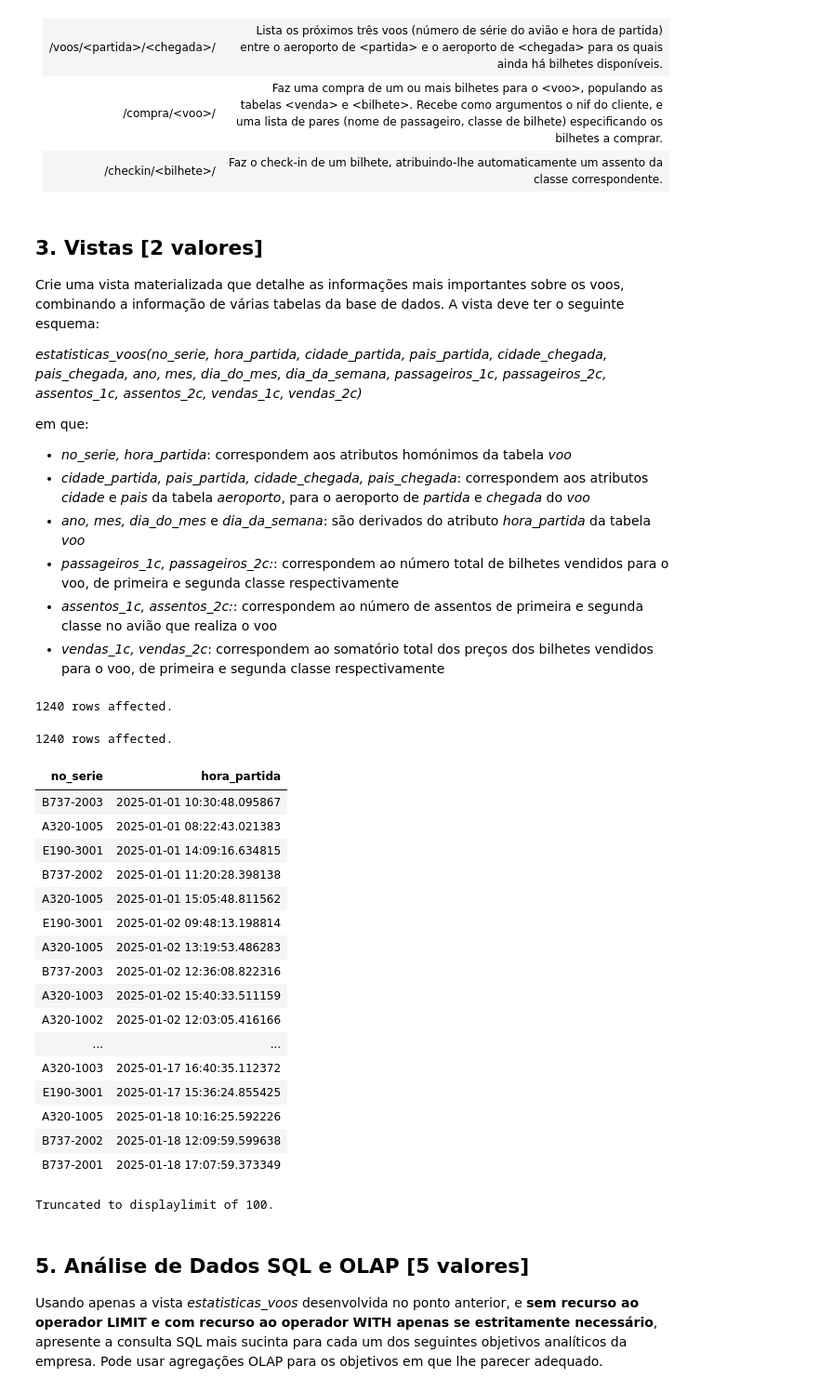
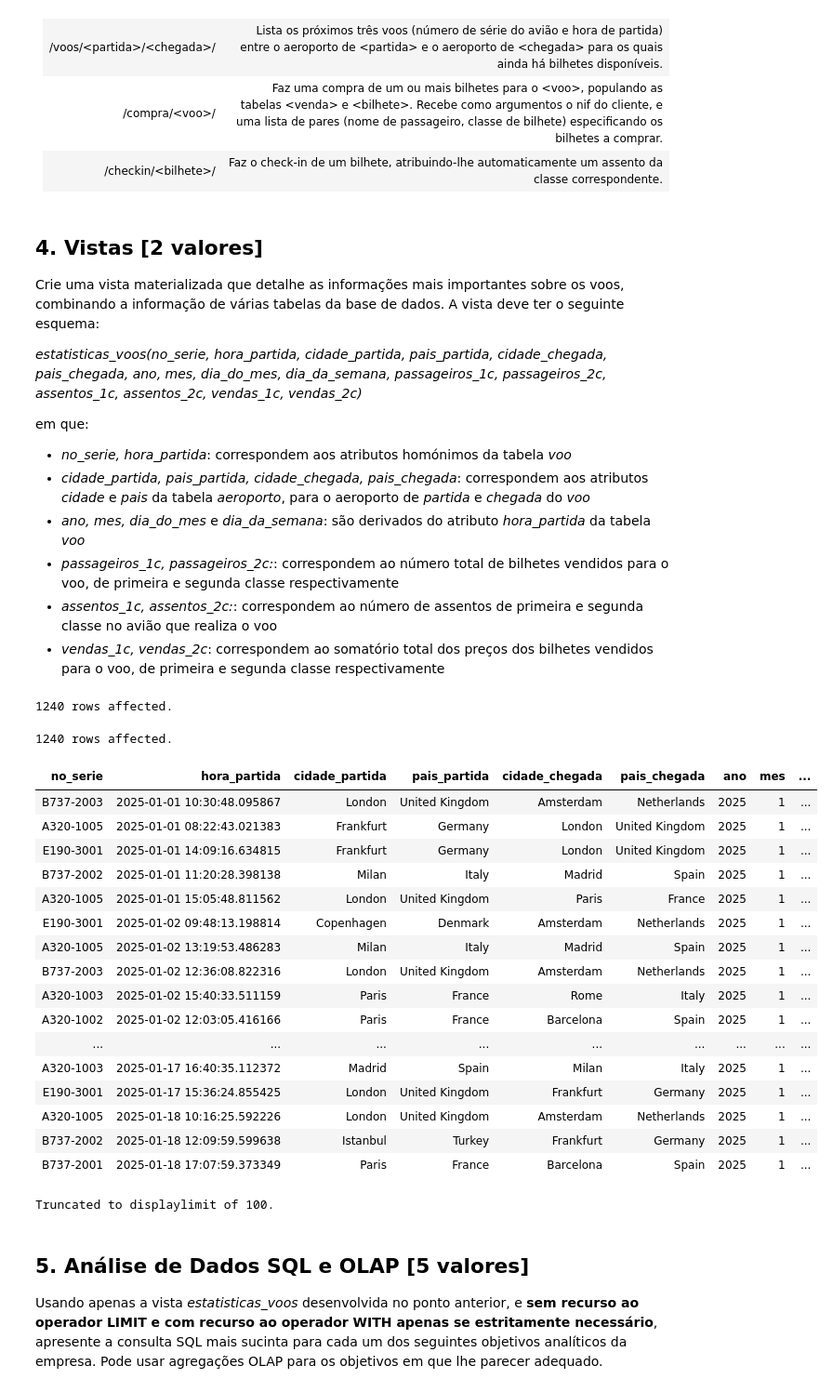
Before and after one commit to R-Camacho/airport-DB, a Jupyter notebook: data/E2-report.ipynb, the cells around one changed output. Shown at 93% size. Cells and saved outputs as stored; diff of their text form; code cells hidden in the pictures.

Commit message:
Add view estatisticas_voos

```diff
--- a/data/E2-report.ipynb
+++ b/data/E2-report.ipynb
@@ -265,7 +265,7 @@ Crie um protótipo de RESTful web service para gestão de consultas por acesso p
 |/compra/\<voo>/|Faz uma compra de um ou mais bilhetes para o \<voo>, populando as tabelas \<venda> e \<bilhete>. Recebe como argumentos o nif do cliente, e uma lista de pares (nome de passageiro, classe de bilhete) especificando os bilhetes a comprar.|
 |/checkin/\<bilhete>/|Faz o check-in de um bilhete, atribuindo-lhe automaticamente um assento da classe correspondente.|
 # %% [markdown]
-## 3. Vistas [2 valores]
+## 4. Vistas [2 valores]
 
 Crie uma vista materializada que detalhe as informações mais importantes sobre os voos, combinando a informação de várias tabelas da base de dados. A vista deve ter o seguinte esquema:
 
@@ -281,32 +281,55 @@ em que:
 # %%
 %%sql
 
 DROP MATERIALIZED VIEW IF EXISTS estatisticas_voos;
 
 CREATE MATERIALIZED VIEW estatisticas_voos AS
-SELECT no_serie, hora_partida FROM voo;
+SELECT
+    v.no_serie, v.hora_partida,
+    ap.cidade AS cidade_partida, ap.pais AS pais_partida,
+    ac.cidade AS cidade_chegada, ac.pais AS pais_chegada,
+    EXTRACT(YEAR FROM hora_partida) AS ano,
+    EXTRACT(MONTH FROM hora_partida) AS mes,
+    EXTRACT(DAY FROM hora_partida) AS dia_do_mes,
+    TO_CHAR(hora_partida, 'FMDay') AS dia_da_semana,
+    (SELECT COUNT(*) FROM bilhete bi
+     WHERE bi.no_serie = v.no_serie AND bi.prim_classe) AS passageiros_1c,
+    (SELECT COUNT(*) FROM bilhete bi
+     WHERE bi.no_serie = v.no_serie AND NOT bi.prim_classe) AS passageiros_2c,
+    (SELECT COUNT(*) FROM assento ass
+     WHERE ass.no_serie = v.no_serie AND ass.prim_classe) AS assentos_1c,
+    (SELECT COUNT(*) FROM assento ass
+     WHERE ass.no_serie = v.no_serie AND NOT ass.prim_classe) AS assentos_2c,
+    (SELECT SUM(bi.preco) FROM bilhete bi
+     WHERE bi.no_serie = v.no_serie AND bi.prim_classe) AS vendas_1c,
+    (SELECT SUM(bi.preco) FROM bilhete bi
+     WHERE bi.no_serie = v.no_serie AND NOT bi.prim_classe) AS vendas_2c
+FROM voo v
+    JOIN aeroporto ap ON (v.partida = ap.codigo)
+    JOIN aeroporto ac ON (v.chegada = ac.codigo)
+    JOIN aviao av using (no_serie);
 
-SELECT * FROM estatisticas_voos;
+SELECT * FROM estatisticas_voos
 # %% [output]
 1240 rows affected.
 1240 rows affected.
-| no_serie | hora_partida |
-| B737-2003 | 2025-01-01 10:30:48.095867 |
-| A320-1005 | 2025-01-01 08:22:43.021383 |
-| E190-3001 | 2025-01-01 14:09:16.634815 |
-| B737-2002 | 2025-01-01 11:20:28.398138 |
-| A320-1005 | 2025-01-01 15:05:48.811562 |
-| E190-3001 | 2025-01-02 09:48:13.198814 |
-| A320-1005 | 2025-01-02 13:19:53.486283 |
-| B737-2003 | 2025-01-02 12:36:08.822316 |
-| A320-1003 | 2025-01-02 15:40:33.511159 |
-| A320-1002 | 2025-01-02 12:03:05.416166 |
-| ... | ... |
-| A320-1003 | 2025-01-17 16:40:35.112372 |
-| E190-3001 | 2025-01-17 15:36:24.855425 |
-| A320-1005 | 2025-01-18 10:16:25.592226 |
-| B737-2002 | 2025-01-18 12:09:59.599638 |
-| B737-2001 | 2025-01-18 17:07:59.373349 |
+| no_serie | hora_partida | cidade_partida | pais_partida | cidade_chegada | pais_chegada | ano | mes | ... |
+| B737-2003 | 2025-01-01 10:30:48.095867 | London | United Kingdom | Amsterdam | Netherlands | 2025 | 1 | ... |
+| A320-1005 | 2025-01-01 08:22:43.021383 | Frankfurt | Germany | London | United Kingdom | 2025 | 1 | ... |
+| E190-3001 | 2025-01-01 14:09:16.634815 | Frankfurt | Germany | London | United Kingdom | 2025 | 1 | ... |
+| B737-2002 | 2025-01-01 11:20:28.398138 | Milan | Italy | Madrid | Spain | 2025 | 1 | ... |
+| A320-1005 | 2025-01-01 15:05:48.811562 | London | United Kingdom | Paris | France | 2025 | 1 | ... |
+| E190-3001 | 2025-01-02 09:48:13.198814 | Copenhagen | Denmark | Amsterdam | Netherlands | 2025 | 1 | ... |
+| A320-1005 | 2025-01-02 13:19:53.486283 | Milan | Italy | Madrid | Spain | 2025 | 1 | ... |
+| B737-2003 | 2025-01-02 12:36:08.822316 | London | United Kingdom | Amsterdam | Netherlands | 2025 | 1 | ... |
+| A320-1003 | 2025-01-02 15:40:33.511159 | Paris | France | Rome | Italy | 2025 | 1 | ... |
+| A320-1002 | 2025-01-02 12:03:05.416166 | Paris | France | Barcelona | Spain | 2025 | 1 | ... |
+| ... | ... | ... | ... | ... | ... | ... | ... | ... |
+| A320-1003 | 2025-01-17 16:40:35.112372 | Madrid | Spain | Milan | Italy | 2025 | 1 | ... |
+| E190-3001 | 2025-01-17 15:36:24.855425 | London | United Kingdom | Frankfurt | Germany | 2025 | 1 | ... |
+| A320-1005 | 2025-01-18 10:16:25.592226 | London | United Kingdom | Amsterdam | Netherlands | 2025 | 1 | ... |
+| B737-2002 | 2025-01-18 12:09:59.599638 | Istanbul | Turkey | Frankfurt | Germany | 2025 | 1 | ... |
+| B737-2001 | 2025-01-18 17:07:59.373349 | Paris | France | Barcelona | Spain | 2025 | 1 | ... |
 Truncated to displaylimit of 100.
 # %% [markdown]
 ## 5. Análise de Dados SQL e OLAP [5 valores]
```
